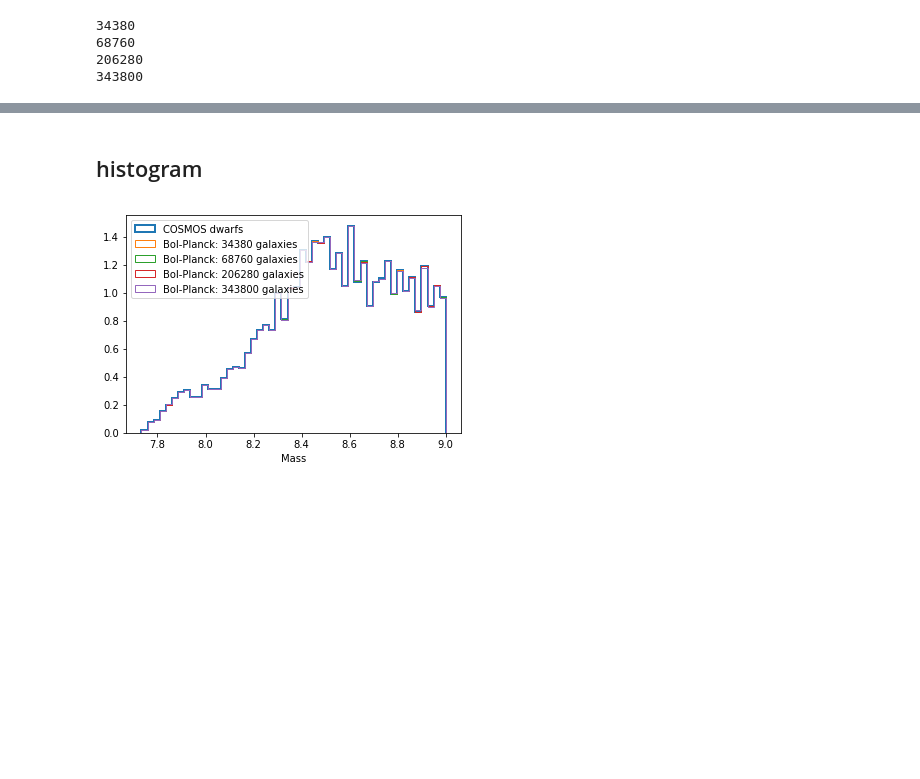
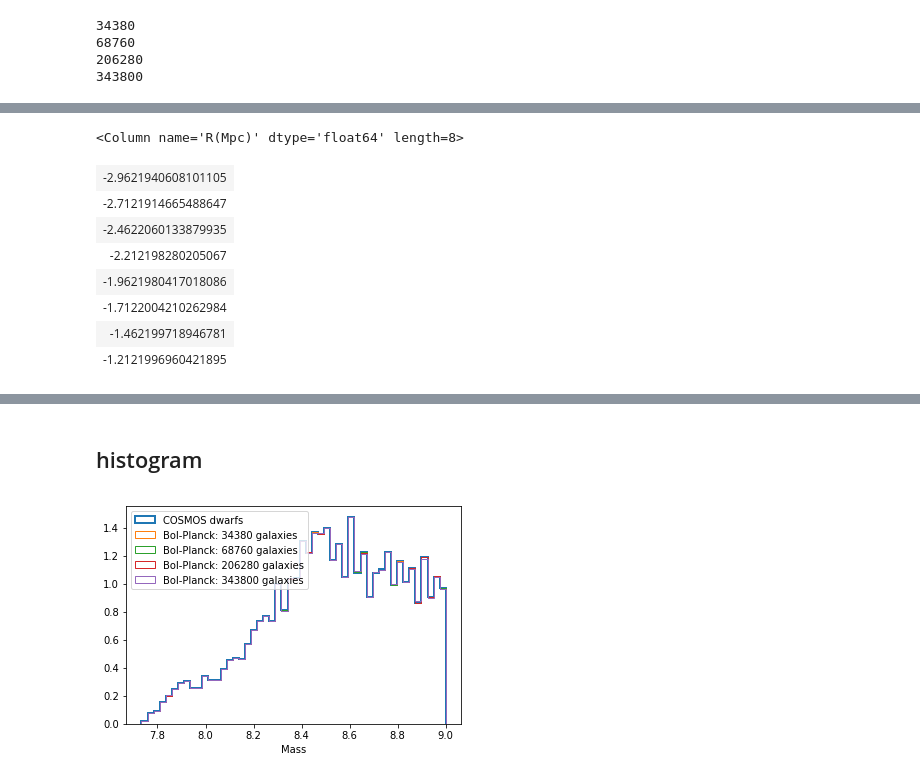
Before and after one commit to f-ardila/dwarf_lensing, a Jupyter notebook: dwarf_lensing.ipynb, the cells around one changed output, grey strips where cells are left out. Saved outputs shown, nothing was run; the diff lists cells and outputs as text; code cells hidden in the pictures; blank space fills up the shorter version.

```diff
--- a/dwarf_lensing.ipynb
+++ b/dwarf_lensing.ipynb
@@ -734,0 +805,12 @@ for dwarf_galaxies in [dwarf_galaxies_5, dwarf_galaxies_10, dwarf_galaxies_30, d
+# %%
+np.log10(rp - cosmos_lensing_signal['R(Mpc)'])
+# %% [output]
+<Column name='R(Mpc)' dtype='float64' length=8>
+| -2.9621940608101105 |
+| -2.7121914665488647 |
+| -2.4622060133879935 |
+| -2.212198280205067 |
+| -1.9621980417018086 |
+| -1.7122004210262984 |
+| -1.462199718946781 |
+| -1.2121996960421895 |
```
Also changed, not shown: parts of 31 cells of this notebook.
